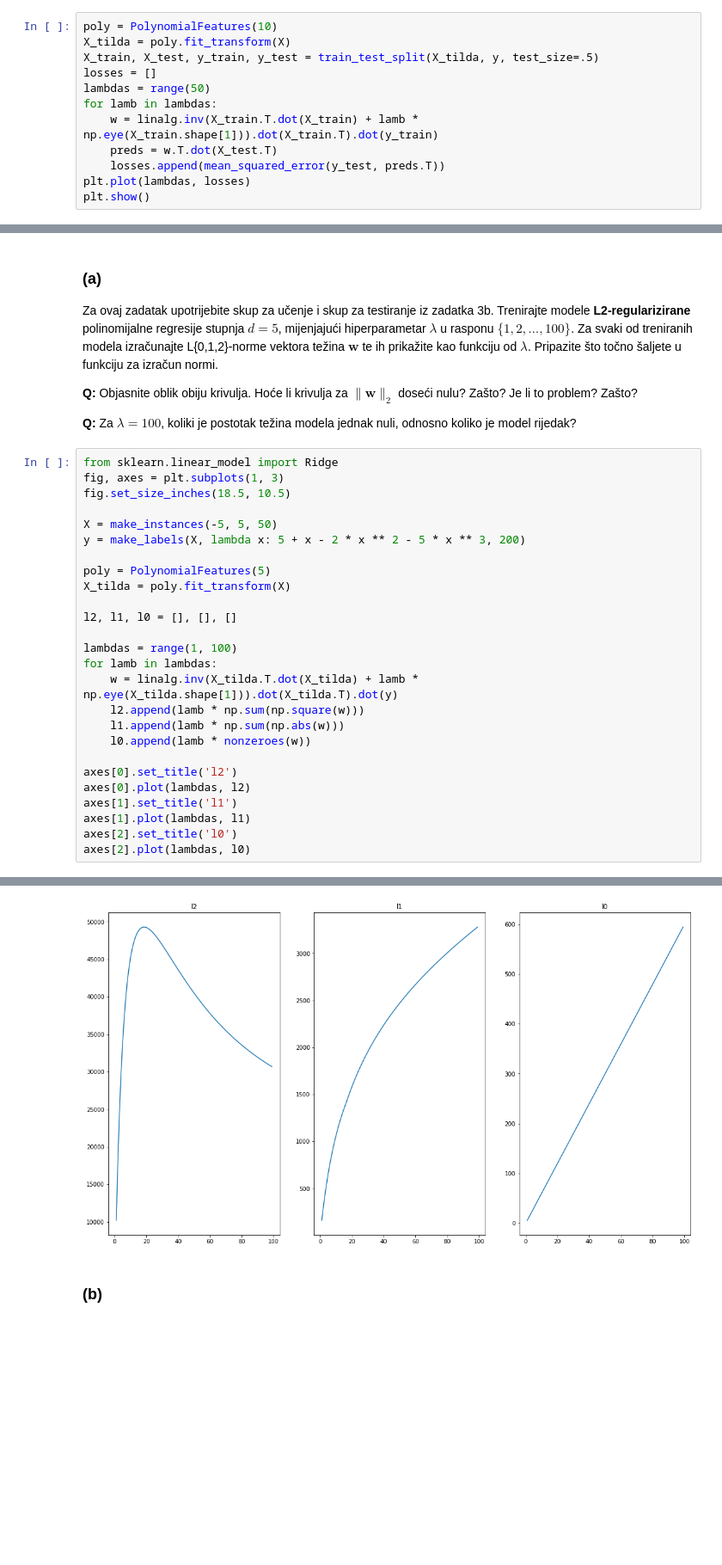
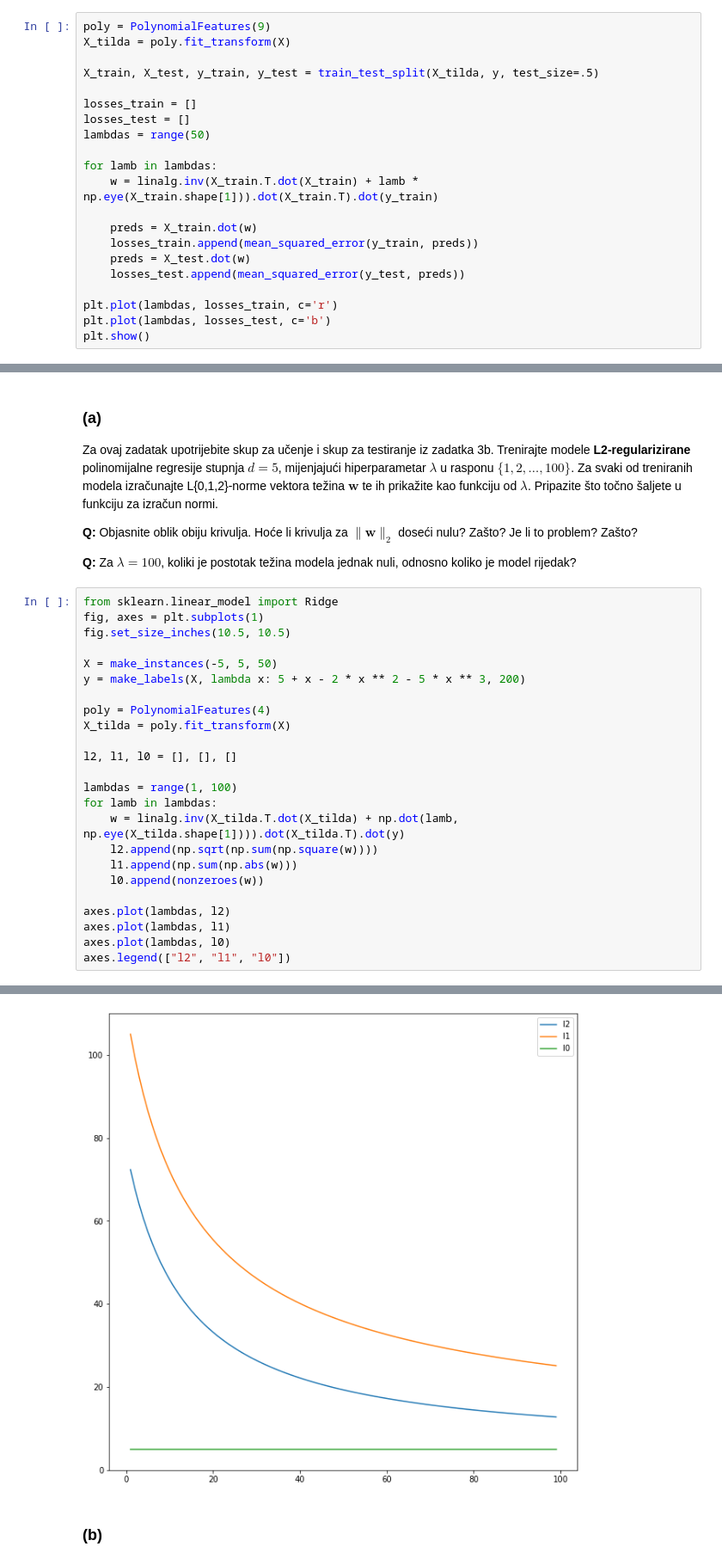
Before and after one commit to DominikSpiljak/Machine-Learning, a Jupyter notebook: SU-2020-LAB01-Regresija.ipynb, the cells around one changed output, grey strips where cells are left out. Shown at 86% size. Drawn from its saved outputs; the diff is of its cells as text; blank space fills up the shorter version.

```diff
--- a/SU-2020-LAB01-Regresija.ipynb
+++ b/SU-2020-LAB01-Regresija.ipynb
@@ -350,15 +380,24 @@ Kao u zadataku 3b, razdvojite primjere na skup za učenje i skup za ispitivanje
 
 **Q:** Koju biste vrijednosti za $\lambda$ izabrali na temelju ovih grafikona i zašto?
 # %%
-poly = PolynomialFeatures(10)
+poly = PolynomialFeatures(9)
 X_tilda = poly.fit_transform(X)
+
 X_train, X_test, y_train, y_test = train_test_split(X_tilda, y, test_size=.5)
-losses = []
+
+losses_train = []
+losses_test = []
 lambdas = range(50)
+
 for lamb in lambdas:
     w = linalg.inv(X_train.T.dot(X_train) + lamb * np.eye(X_train.shape[1])).dot(X_train.T).dot(y_train)
-    preds = w.T.dot(X_test.T)
-    losses.append(mean_squared_error(y_test, preds.T))
-plt.plot(lambdas, losses)
+
+    preds = X_train.dot(w)
+    losses_train.append(mean_squared_error(y_train, preds))
+    preds = X_test.dot(w)
+    losses_test.append(mean_squared_error(y_test, preds))
+
+plt.plot(lambdas, losses_train, c='r')
+plt.plot(lambdas, losses_test, c='b')
 plt.show()
 # %% [output]
@@ -380,28 +419,26 @@ Za ovaj zadatak upotrijebite skup za učenje i skup za testiranje iz zadatka 3b.
 **Q:** Za $\lambda=100$, koliki je postotak težina modela jednak nuli, odnosno koliko je model rijedak?
 # %%
 from sklearn.linear_model import Ridge
-fig, axes = plt.subplots(1, 3)
-fig.set_size_inches(18.5, 10.5)
+fig, axes = plt.subplots(1)
+fig.set_size_inches(10.5, 10.5)
 
 X = make_instances(-5, 5, 50)
 y = make_labels(X, lambda x: 5 + x - 2 * x ** 2 - 5 * x ** 3, 200)
 
-poly = PolynomialFeatures(5)
+poly = PolynomialFeatures(4)
 X_tilda = poly.fit_transform(X)
 
 l2, l1, l0 = [], [], []
 
 lambdas = range(1, 100)
 for lamb in lambdas:
-    w = linalg.inv(X_tilda.T.dot(X_tilda) + lamb * np.eye(X_tilda.shape[1])).dot(X_tilda.T).dot(y)
-    l2.append(lamb * np.sum(np.square(w)))
-    l1.append(lamb * np.sum(np.abs(w)))
-    l0.append(lamb * nonzeroes(w))
+    w = linalg.inv(X_tilda.T.dot(X_tilda) + np.dot(lamb, np.eye(X_tilda.shape[1]))).dot(X_tilda.T).dot(y)
+    l2.append(np.sqrt(np.sum(np.square(w))))
+    l1.append(np.sum(np.abs(w)))
+    l0.append(nonzeroes(w))
 
-axes[0].set_title('l2')
-axes[0].plot(lambdas, l2)
-axes[1].set_title('l1')
-axes[1].plot(lambdas, l1)
-axes[2].set_title('l0')
-axes[2].plot(lambdas, l0)
+axes.plot(lambdas, l2)
+axes.plot(lambdas, l1)
+axes.plot(lambdas, l0)
+axes.legend(["l2", "l1", "l0"])
 # %% [output]
@@ -409,4 +446,4 @@ axes[2].plot(lambdas, l0)
-[figure, old version]
+[figure, new version]
 # %% [markdown]
 ### (b)
 # %% [markdown]
```
Also changed, not shown: parts of 20 cells of this notebook.
